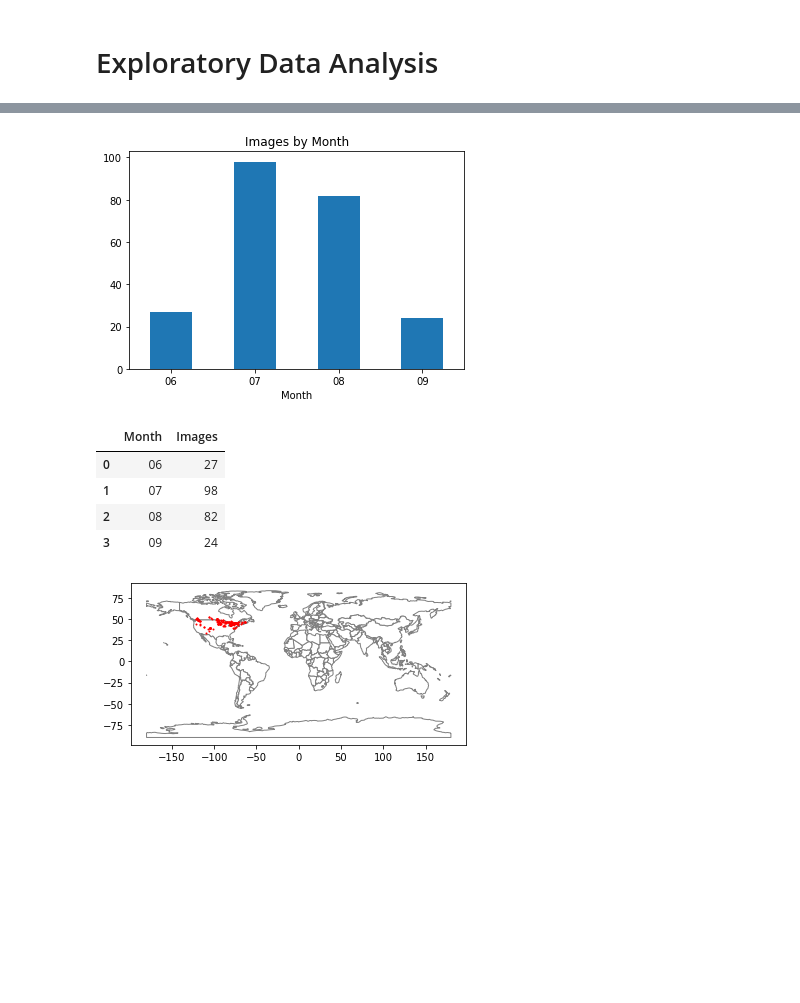
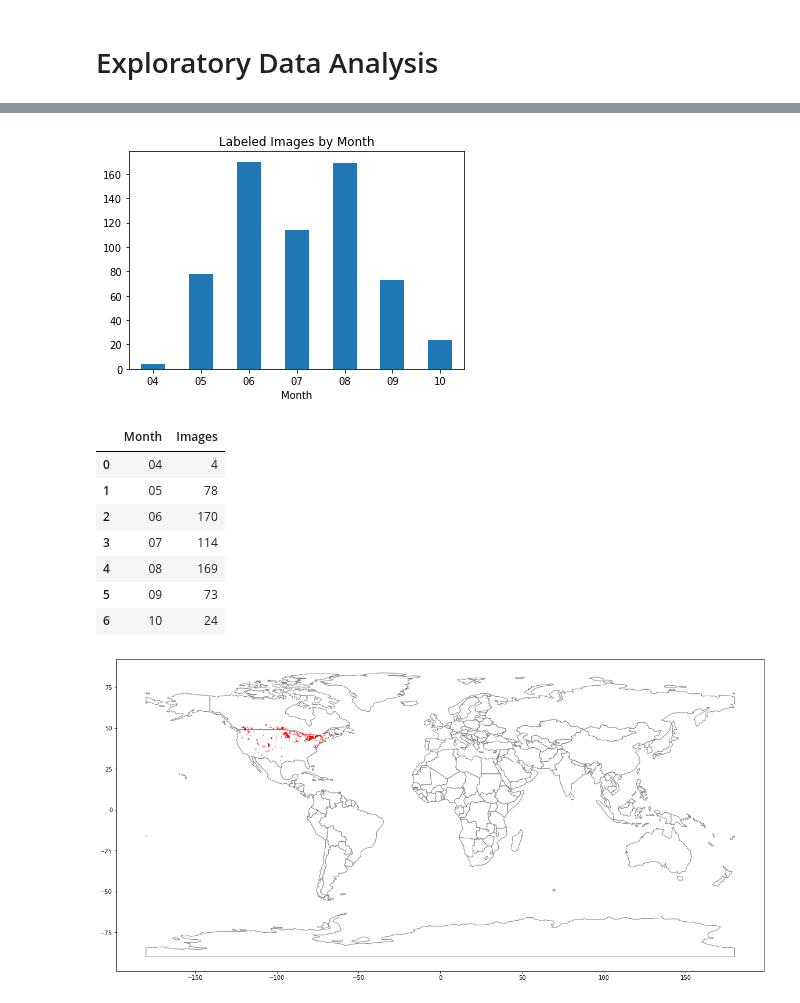
Before and after one commit to mikeasilva/CUNY-SPS, a Jupyter notebook: DATA698/05 - Exploratory Data Analysis.ipynb, the cells around one changed output, grey strips where cells are left out. Drawn from its saved outputs; the diff is of its cells as text; code cells hidden in the pictures; blank space fills up the shorter version.

```diff
--- a/DATA698/05 - Exploratory Data Analysis.ipynb
+++ b/DATA698/05 - Exploratory Data Analysis.ipynb
@@ -20,6 +20,7 @@ n_objects = {}
 record_ids = set()
 max_record = 0
 month_counts = {}
+all_month_counts = {}
 coords = []
 min_record_id = 9999999
 
@@ -34,12 +35,13 @@ for f in labels:
 c.execute("SELECT * FROM images WHERE label LIKE 'Poison Ivy'")
 
 for row in c.fetchall():
+    date = row[6]
+    month = date.split("-")[1]
+    all_month_counts[month] = all_month_counts.get(month, 0) + 1
     if row[0] < min_record_id:
         min_record_id = row[0]
     if row[0] in record_ids:
         coords.append({"lat":row[4], "lon":row[5]})
-        date = row[6]
-        month = date.split("-")[1]
         month_counts[month] = month_counts.get(month, 0) + 1
 
 n_images_reviewed = max_record - min_record_id
@@ -80,23 +90,27 @@ display(HTML(n_objects_df.to_html(index=False)))
 # %%
 month_counts_df = pd.DataFrame.from_dict(month_counts, orient="index", columns=["Images"]).reset_index().sort_values("index").rename(columns={"index":"Month"}).reset_index(drop=True)
-month_counts_df.plot.bar(x="Month", y="Images", rot=0, legend=False, title="Images by Month");
+month_counts_df.plot.bar(x="Month", y="Images", rot=0, legend=False, title="Labeled Images by Month");
 # %% [output]
-[figure, old version]
+[figure, new version]
 # %%
 month_counts_df
 # %% [output]
 |  | Month | Images |
-| 0 | 06 | 27 |
-| 1 | 07 | 98 |
-| 2 | 08 | 82 |
-| 3 | 09 | 24 |
+| 0 | 04 | 4 |
+| 1 | 05 | 78 |
+| 2 | 06 | 170 |
+| 3 | 07 | 114 |
+| 4 | 08 | 169 |
+| 5 | 09 | 73 |
+| 6 | 10 | 24 |
 # %%
+plt.rcParams["figure.figsize"] = 20, 20
 coords_df = pd.DataFrame(coords)
 gdf = gpd.GeoDataFrame(coords_df, geometry=gpd.points_from_xy(coords_df.lon, coords_df.lat))
-world = gpd.read_file(gpd.datasets.get_path('naturalearth_lowres'))
-ax = world.plot(color='white', edgecolor='gray')
-gdf.plot(ax=ax, color='red', markersize=1)
+world = gpd.read_file(gpd.datasets.get_path("naturalearth_lowres"))
+ax = world.plot(color="white", edgecolor="gray")
+gdf.plot(ax=ax, color="red", markersize=1, alpha=0.5)
 plt.show()
 # %% [output]
-[figure, old version]
+[figure, new version]
 # %%
```
Also changed, not shown: parts of 7 cells of this notebook.
